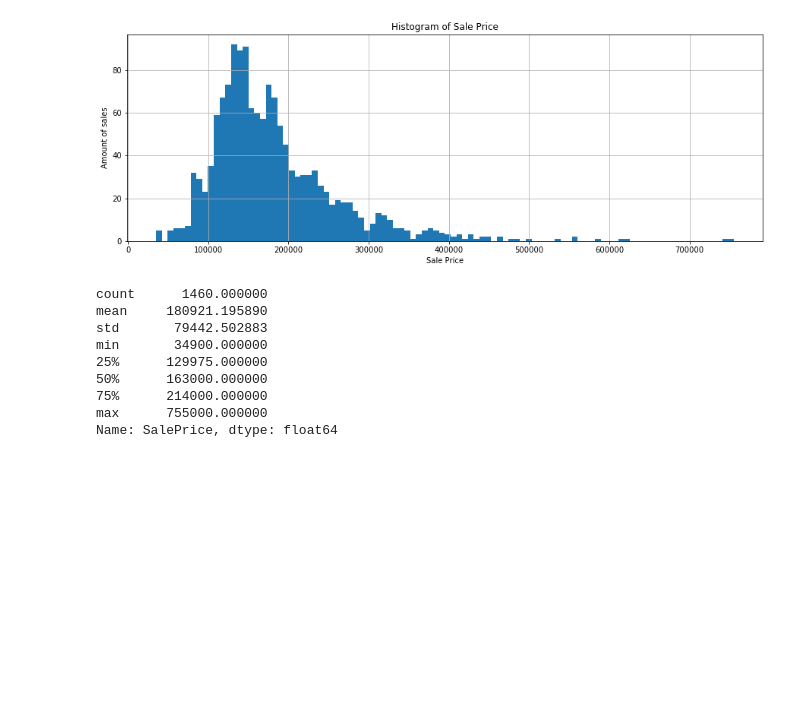
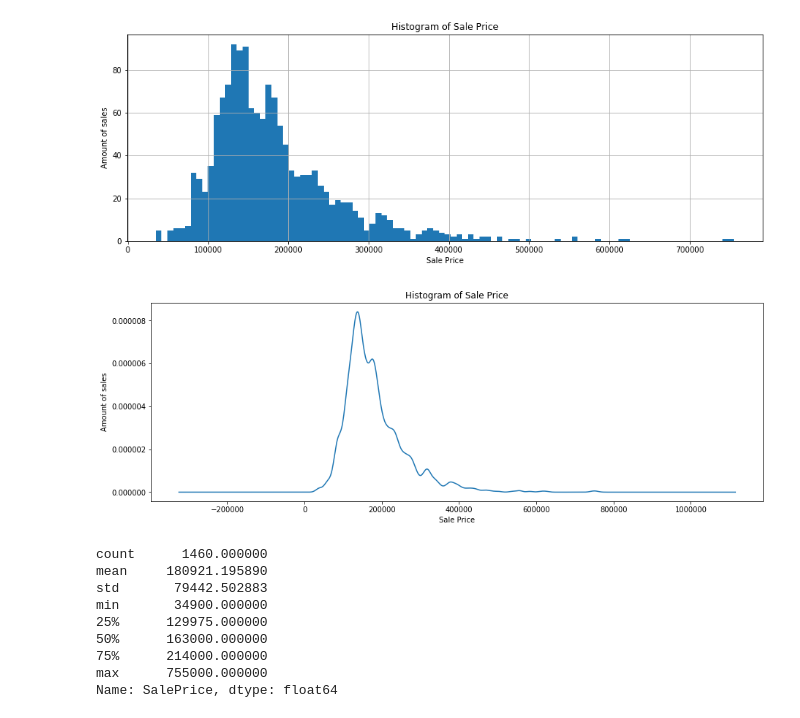
Before and after one commit to Binardino/IronHack-Data-Analysis-Module-2-Statistics-Probability-Data_Visualization, a Jupyter notebook: Datavisualization - Storytelling/your-code/Datavisualization Storytelling.ipynb, the cells around one changed output. Drawn from its saved outputs; the diff is of its cells as text; code cells hidden in the pictures; blank space fills up the shorter version.

```diff
--- a/Datavisualization - Storytelling/your-code/Datavisualization Storytelling.ipynb
+++ b/Datavisualization - Storytelling/your-code/Datavisualization Storytelling.ipynb
@@ -132,3 +134,11 @@ plt.show()
+# %%
+df['SalePrice'].plot.akde(bw_method=0.1,figsize=(15,5))
+plt.title('Histogram of Sale Price', fontweight=500)
+plt.xlabel('Sale Price')
+plt.ylabel('Amount of sales')
+plt.show()
+# %% [output]
+[figure, added]
 # %%
 df['SalePrice'].describe()
 # %% [output]
```
Also changed, not shown: parts of 4 cells of this notebook, 1 other file.
